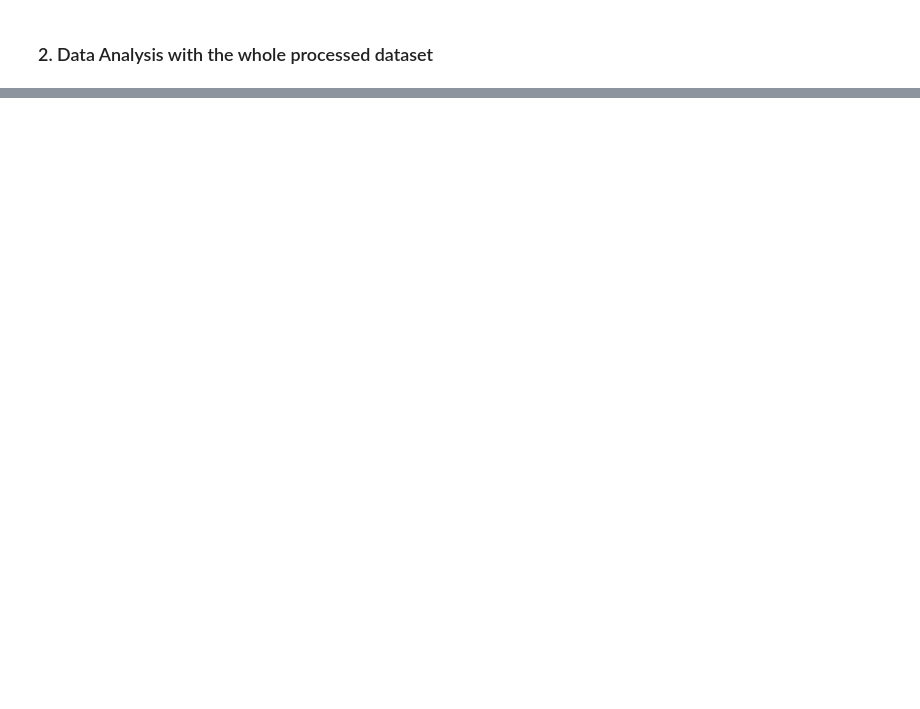
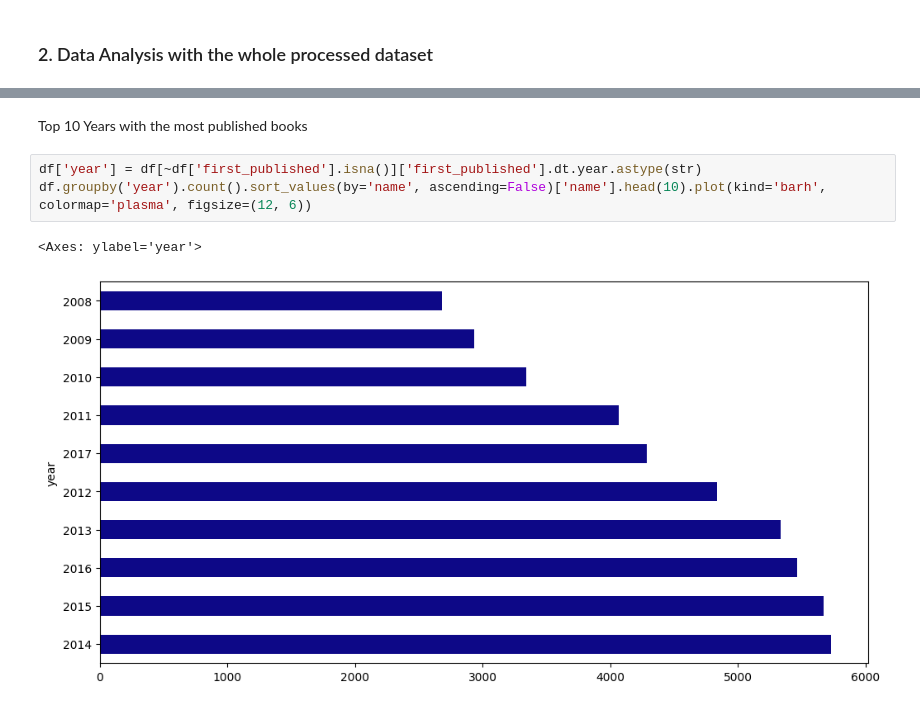
Before and after one commit to ruslan-imamguliyev/Online-Library-System, a Jupyter notebook: notebooks/preprocessing_and_eda.ipynb, the cells around one changed output, grey strips where cells are left out. Drawn from its saved outputs; the diff is of its cells as text; blank space fills up the shorter version.

```diff
--- a/notebooks/preprocessing_and_eda.ipynb
+++ b/notebooks/preprocessing_and_eda.ipynb
@@ -86,0 +191,8 @@ result.to_parquet('../datasets/processed_books.parquet', index=False)
+# %% [markdown]
+Top 10 Years with the most published books
+# %%
+df['year'] = df[~df['first_published'].isna()]['first_published'].dt.year.astype(str)
+df.groupby('year').count().sort_values(by='name', ascending=False)['name'].head(10).plot(kind='barh', colormap='plasma', figsize=(12, 6))
+# %% [output]
+<Axes: ylabel='year'>
+[figure, added]
```
Also changed, not shown: parts of 31 cells of this notebook, 1 other file.
